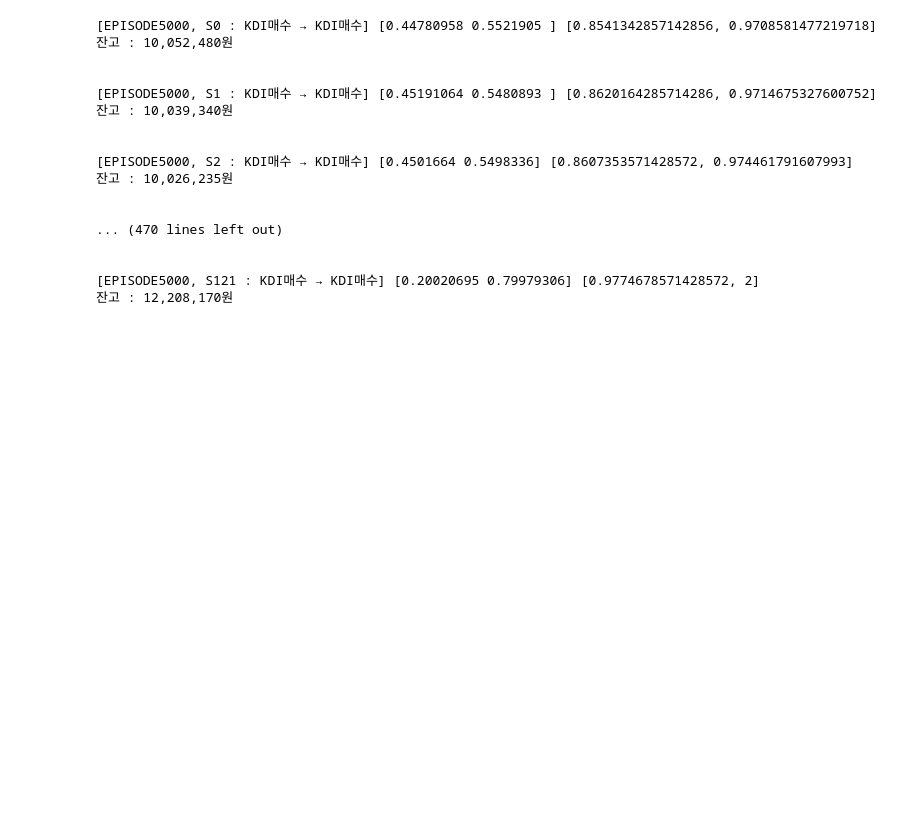
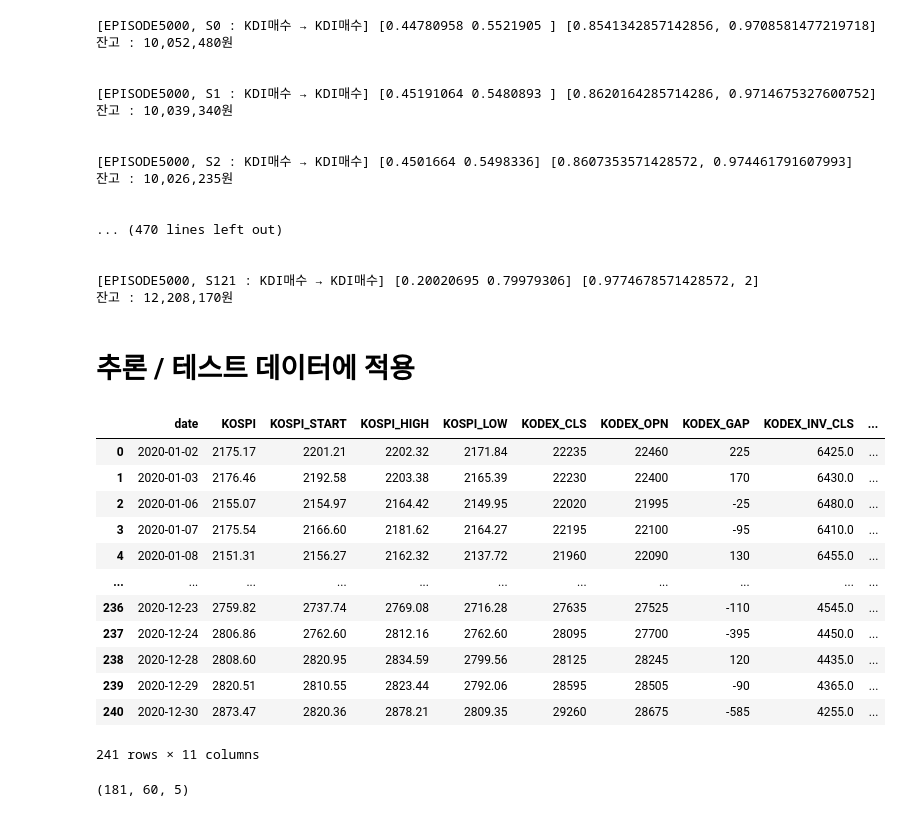
Before and after one commit to hrdkdh/reinforcement-learning, a Jupyter notebook: dqn_test_ver2.ipynb, the cells around one changed output. Drawn from its saved outputs; the diff is of its cells as text; code cells hidden in the pictures; blank space fills up the shorter version.

```diff
--- a/dqn_test_ver2.ipynb
+++ b/dqn_test_ver2.ipynb
@@ -325,3 +325,51 @@ for episode in range(1, episodes+1):
 
 [EPISODE5000, S121 : KDI매수 → KDI매수] [0.20020695 0.79979306] [0.9774678571428572, 2]
 잔고 : 12,208,170원
+# %% [markdown]
+# 추론 / 테스트 데이터에 적용
+# %%
+#2020년 데이터로 추론해 본다.
+df_test = df_kospi.merge(df_kodex, how="right", on="date")
+df_test = df_test.merge(df_kodex_inv, how="left", on="date")
+df_test.dropna(inplace=True)
+df_test.sort_values("date", inplace=True)
+df_test.reset_index(drop=True, inplace=True)
+
+df_test["date"] = pd.to_datetime(df_test["date"])
+df_test = df_test[(df_test["date"] >= "2020-01-01") & (df_test["date"] <= "2020-12-31")]
+df_test.reset_index(drop=True, inplace=True)
+df_test
+# %% [output]
+|  | date | KOSPI | KOSPI_START | KOSPI_HIGH | KOSPI_LOW | KODEX_CLS | KODEX_OPN | KODEX_GAP | KODEX_INV_CLS | ... |
+| 0 | 2020-01-02 | 2175.17 | 2201.21 | 2202.32 | 2171.84 | 22235 | 22460 | 225 | 6425.0 | ... |
+| 1 | 2020-01-03 | 2176.46 | 2192.58 | 2203.38 | 2165.39 | 22230 | 22400 | 170 | 6430.0 | ... |
+| 2 | 2020-01-06 | 2155.07 | 2154.97 | 2164.42 | 2149.95 | 22020 | 21995 | -25 | 6480.0 | ... |
+| 3 | 2020-01-07 | 2175.54 | 2166.60 | 2181.62 | 2164.27 | 22195 | 22100 | -95 | 6410.0 | ... |
+| 4 | 2020-01-08 | 2151.31 | 2156.27 | 2162.32 | 2137.72 | 21960 | 22090 | 130 | 6455.0 | ... |
+| ... | ... | ... | ... | ... | ... | ... | ... | ... | ... | ... |
+| 236 | 2020-12-23 | 2759.82 | 2737.74 | 2769.08 | 2716.28 | 27635 | 27525 | -110 | 4545.0 | ... |
+| 237 | 2020-12-24 | 2806.86 | 2762.60 | 2812.16 | 2762.60 | 28095 | 27700 | -395 | 4450.0 | ... |
+| 238 | 2020-12-28 | 2808.60 | 2820.95 | 2834.59 | 2799.56 | 28125 | 28245 | 120 | 4435.0 | ... |
+| 239 | 2020-12-29 | 2820.51 | 2810.55 | 2823.44 | 2792.06 | 28595 | 28505 | -90 | 4365.0 | ... |
+| 240 | 2020-12-30 | 2873.47 | 2820.36 | 2878.21 | 2809.35 | 29260 | 28675 | -585 | 4255.0 | ... |
+241 rows × 11 columns
+# %%
+state_list = []
+for idx in range(len(df_test)):
+    if idx > 59:
+        this_mat = df_test.iloc[idx-60:idx, 0:5].to_numpy()
+        for col_idx in range(1, this_mat.shape[1]):
+            this_arr = this_mat[:, col_idx]
+            max_val = max(this_arr)
+            min_val = min(this_arr)
+            for row_idx, val in enumerate(this_arr):
+                new_val = (val - min_val) / (max_val - min_val)
+                this_mat[row_idx, col_idx] = new_val
+        state_list.append(this_mat)
+
+state_list = np.array(state_list)
+state_list.shape
+
+#6개열 : date, KOSPI, KOSPI_START, KOSPI_HIGH, KOSPI_LOW, CAPITAL
+# %% [output]
+(181, 60, 5)
```
Also changed, not shown: parts of 2 cells of this notebook.
